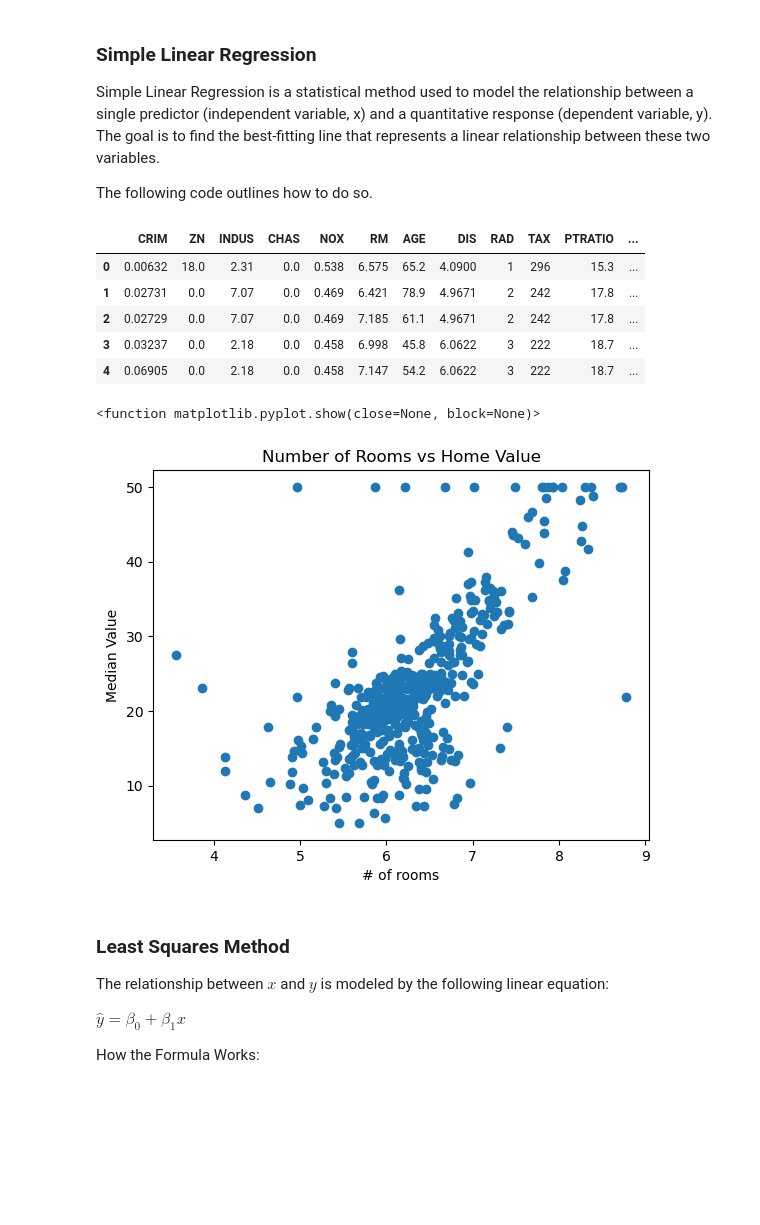
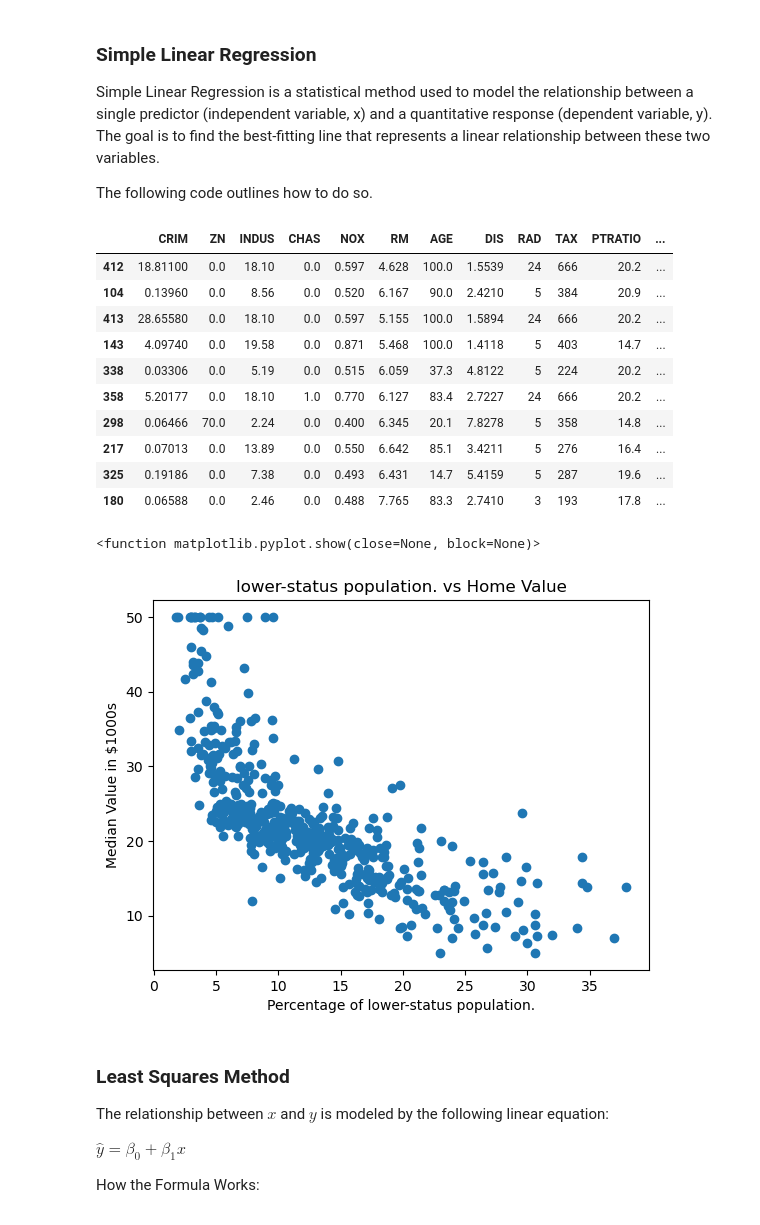
Before and after one commit to MuhammadOmarMuhdhar/ml-algorithms-from-scratch, a Jupyter notebook: Exploratory Analysis/LinearRegression/simple-linear-regression.ipynb, the cells around one changed output. Saved outputs shown, nothing was run; the diff lists cells and outputs as text; code cells hidden in the pictures; blank space fills up the shorter version.

```diff
--- a/Exploratory Analysis/LinearRegression/simple-linear-regression.ipynb
+++ b/Exploratory Analysis/LinearRegression/simple-linear-regression.ipynb
@@ -8,24 +8,30 @@ The following code outlines how to do so.
 import pandas as pd
 
 df = pd.read_csv('/Users/muhammadmuhdhar/Desktop/Repo/ml-algorithms-from-scratch/HousingData.csv')
-df.head(5)
+df.sample(10)
 # %% [output]
 |  | CRIM | ZN | INDUS | CHAS | NOX | RM | AGE | DIS | RAD | TAX | PTRATIO | ... |
-| 0 | 0.00632 | 18.0 | 2.31 | 0.0 | 0.538 | 6.575 | 65.2 | 4.0900 | 1 | 296 | 15.3 | ... |
-| 1 | 0.02731 | 0.0 | 7.07 | 0.0 | 0.469 | 6.421 | 78.9 | 4.9671 | 2 | 242 | 17.8 | ... |
-| 2 | 0.02729 | 0.0 | 7.07 | 0.0 | 0.469 | 7.185 | 61.1 | 4.9671 | 2 | 242 | 17.8 | ... |
-| 3 | 0.03237 | 0.0 | 2.18 | 0.0 | 0.458 | 6.998 | 45.8 | 6.0622 | 3 | 222 | 18.7 | ... |
-| 4 | 0.06905 | 0.0 | 2.18 | 0.0 | 0.458 | 7.147 | 54.2 | 6.0622 | 3 | 222 | 18.7 | ... |
+| 412 | 18.81100 | 0.0 | 18.10 | 0.0 | 0.597 | 4.628 | 100.0 | 1.5539 | 24 | 666 | 20.2 | ... |
+| 104 | 0.13960 | 0.0 | 8.56 | 0.0 | 0.520 | 6.167 | 90.0 | 2.4210 | 5 | 384 | 20.9 | ... |
+| 413 | 28.65580 | 0.0 | 18.10 | 0.0 | 0.597 | 5.155 | 100.0 | 1.5894 | 24 | 666 | 20.2 | ... |
+| 143 | 4.09740 | 0.0 | 19.58 | 0.0 | 0.871 | 5.468 | 100.0 | 1.4118 | 5 | 403 | 14.7 | ... |
+| 338 | 0.03306 | 0.0 | 5.19 | 0.0 | 0.515 | 6.059 | 37.3 | 4.8122 | 5 | 224 | 20.2 | ... |
+| 358 | 5.20177 | 0.0 | 18.10 | 1.0 | 0.770 | 6.127 | 83.4 | 2.7227 | 24 | 666 | 20.2 | ... |
+| 298 | 0.06466 | 70.0 | 2.24 | 0.0 | 0.400 | 6.345 | 20.1 | 7.8278 | 5 | 358 | 14.8 | ... |
+| 217 | 0.07013 | 0.0 | 13.89 | 0.0 | 0.550 | 6.642 | 85.1 | 3.4211 | 5 | 276 | 16.4 | ... |
+| 325 | 0.19186 | 0.0 | 7.38 | 0.0 | 0.493 | 6.431 | 14.7 | 5.4159 | 5 | 287 | 19.6 | ... |
+| 180 | 0.06588 | 0.0 | 2.46 | 0.0 | 0.488 | 7.765 | 83.3 | 2.7410 | 3 | 193 | 17.8 | ... |
 # %%
 # plotting variables with a linear relationship
+
 import matplotlib.pyplot as plt
 
-plt.scatter(df.RM, df.MEDV)
-plt.title("Number of Rooms vs Home Value")
-plt.xlabel('# of rooms')
-plt.ylabel("Median Value")
+plt.scatter(df.LSTAT, df.MEDV)
+plt.title("lower-status population. vs Home Value")
+plt.xlabel('Percentage of lower-status population.')
+plt.ylabel("Median Value in $1000s")
 plt.show
 # %% [output]
 <function matplotlib.pyplot.show(close=None, block=None)>
-[figure, old version]
+[figure, new version]
 # %%
```
Also changed, not shown: parts of 24 cells of this notebook, 1 other file.
